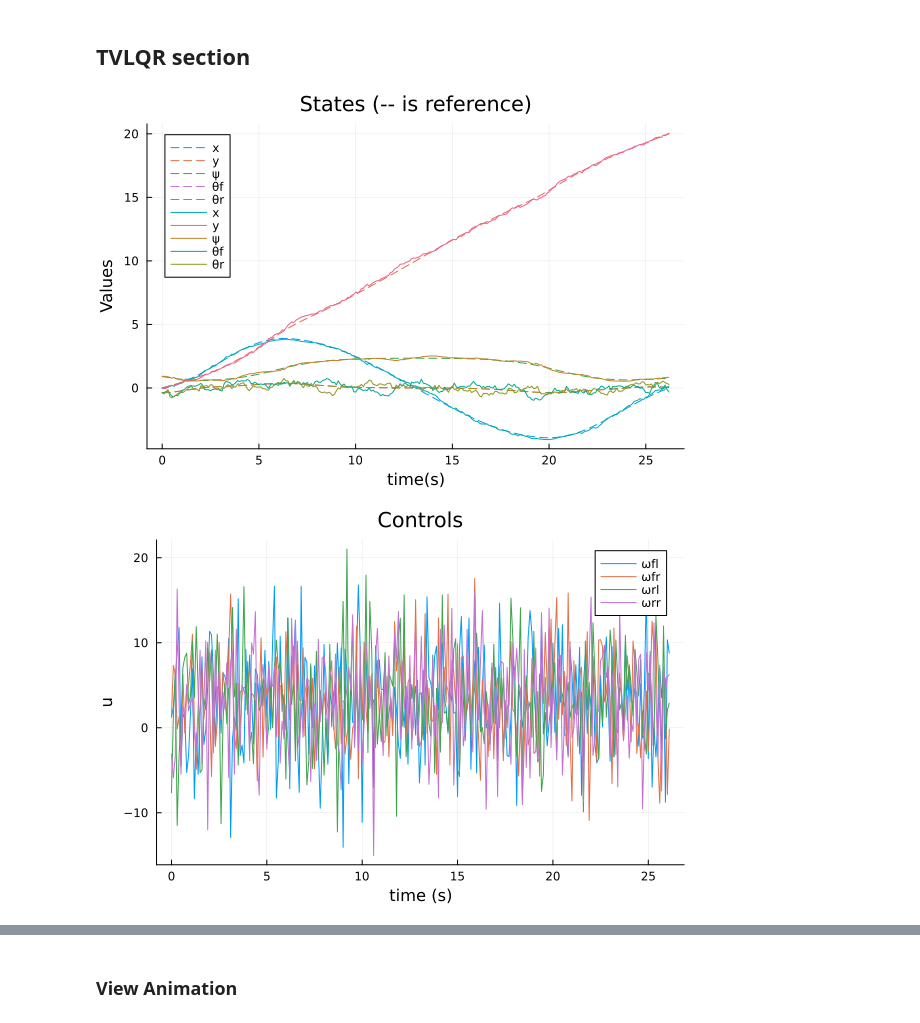
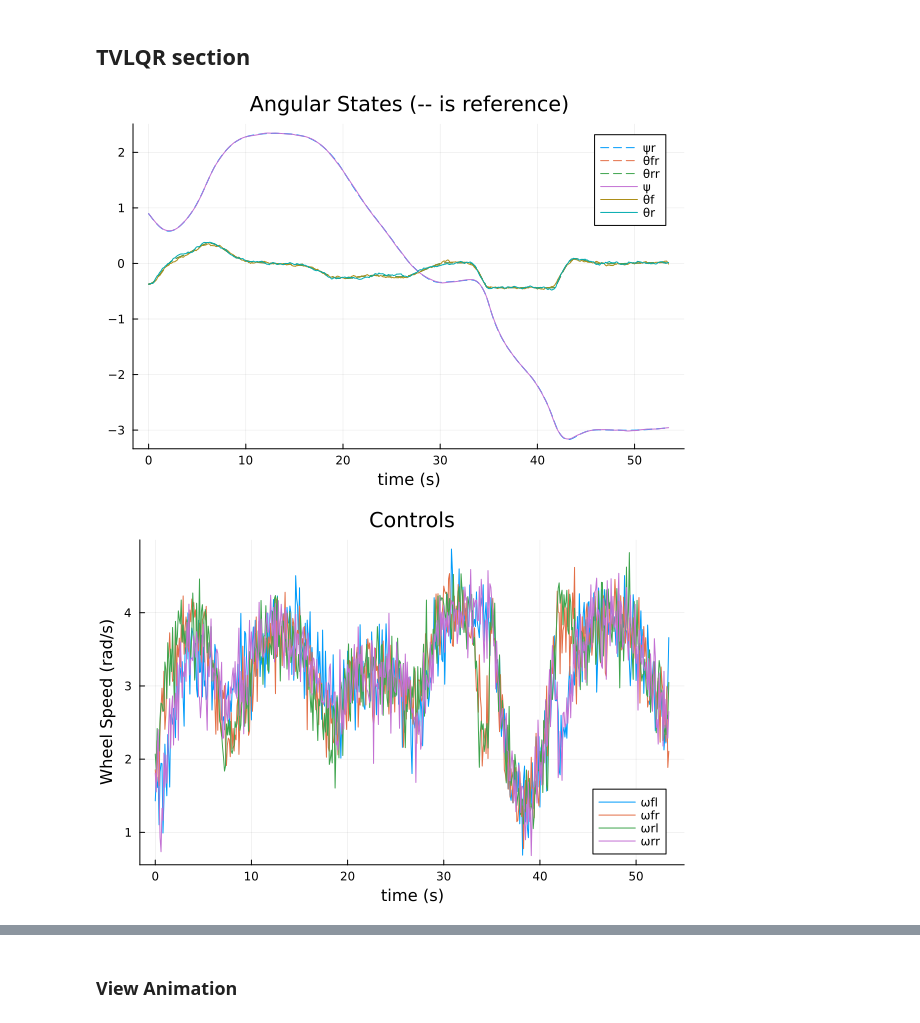
Before and after one commit to eholandcmu/zoe2_optimal_controller, a Jupyter notebook: julia/zoe_trajopt.ipynb, the cells around one changed output, grey strips where cells are left out. Drawn from its saved outputs; the diff is of its cells as text; code cells hidden in the pictures.

```diff
--- a/julia/zoe_trajopt.ipynb
+++ b/julia/zoe_trajopt.ipynb
@@ -69,11 +68,11 @@ input_params = (v_b = v_b, dt = dt, r = r, L=L, B=B)
 #     [-5.0, 12.0]
 # ]
 
-# params = (v_b=25,
-#         dt=.01,
-#         r=0.325,
-#         L=1.91,
-#         B=1.64)
+params = (v_b=25,
+        dt=.01,
+        r=0.325,
+        L=1.91,
+        B=1.64)
 
 Xref, Uref = generate_trajectory(points, params)
 # println(Xref)
@@ -510,38 +499,63 @@ for k = N-1:-1:1
     P[k] = Q + A'*P[k+1]*(A - B*K[k])
 end
 ####
 
 # TODO: simulate this controlled system with rk4(params_real, ...)
 
 ####
 for k=1:N-1
-    U[k] = -K[k]*(X[k]-X_dirc[k])+U_dirc[k] + 5*randn(nu)#+ .1*randn(nu) #
+    U[k] = -K[k]*(X[k]-X_dirc[k])+U_dirc[k] + .3*randn(nu)#+ .1*randn(nu) #
 
     X[k+1] = rk4(input_params, X[k], U[k], dt) #should simulate with noise
 
     # X[k+1] = X[k+1] + 0.1*randn(nx)
 end
 ####
 
 # ---------------tests and plots/animations---------------
 xn = X[N]
 # @test norm(xn)>0
 # @test 1e-6<norm(xn - X_dirc[end])<.2
 # @test abs(abs(rad2deg(xn[2])) - 180) < 5 # within 5 degrees
 
 Xm = hcat(X...)
 X_dircm = hcat(X_dirc...)
 
 Um = hcat(U...)
-plot(t_vec, X_dircm', ls=:dash, label = ["x" "y" "ψ" "θf" "θr" ])
-display(plot!(t_vec,Xm',title = "States (-- is reference)",
-                xlabel = "time(s)", ylabel = "Values",
-                label = ["x" "y" "ψ" "θf" "θr" ]))#,lc = [:red :green :blue :black]))
+# plot(t_vec, X_dircm', ls=:dash, label = ["x" "y" "ψ" "θf" "θr" ])
+# display(plot!(t_vec,Xm',title = "States (-- is reference)",
+#                 xlabel = "time(s)", ylabel = "Values",
+#                 label = ["x" "y" "ψ" "θf" "θr" ]))#,lc = [:red :green :blue :black]))
 
-display(plot(t_vec[1:end-1],Um',label = ["ωfl" "ωfr" "ωrl" "ωrr"], xlabel = "time (s)", ylabel = "u",title = "Controls"))
+# display(plot(t_vec[1:end-1],Um',label = ["ωfl" "ωfr" "ωrl" "ωrr"], xlabel = "time (s)", ylabel = "Wheel Speed (rad/s)",title = "Controls"))
+
+
+#
+
+plot(t_vec, X_dircm[3:end,:]', ls = :dash, label=["ψr" "θfr" "θrr" ])
+display(plot!(t_vec, Xm[3:end,:]', label = ["ψ" "θf" "θr" ], xlabel = "time (s)",
+        title = "Angular States (-- is reference)"))
+
+# plot(t_vec, Xrefm', ls = :dash, label=["xr" "yr" "ψr" "θfr" "θrr" ])
+# display(plot!(t_vec, Xm', label = ["x" "y" "ψ" "θf" "θr" ], xlabel = "time (s)",
+#         title = "State Trajectory"))
+
+
+display(plot(t_vec[1:end-1],Um',label = ["ωfl" "ωfr" "ωrl" "ωrr"], xlabel = "time (s)", ylabel = "Wheel Speed (rad/s)",title = "Controls"))
+
+x_ref_pos = [X[i][1] for i in 1:length(X)]
+y_ref_pos = [X[i][2] for i in 1:length(X)]
+
+x_dir_pos = [X_dirc[i][1] for i in 1:length(X_dirc)]
+y_dir_pos = [X_dirc[i][2] for i in 1:length(X_dirc)]
+
+plot(x_dir_pos,y_dir_pos,label="DIRCOL Solution", xlabel = "[m]", ylabel = "[m]",title = "Trajectory"; aspect_ratio=:equal)
+display(plot!(x_ref_pos,y_ref_pos,label="TVLQR Simulated Trajectory"))
+
+
 # animation stuff
 # display(animate_cartpole(X, dt))
 # ---------------tests and plots/animations---------------
 # %% [output]
-[figure, old version]
+[figure, new version]
-[figure, old version]
+[figure, new version]
```
Also changed, not shown: parts of 7 cells of this notebook, 1 other file.
